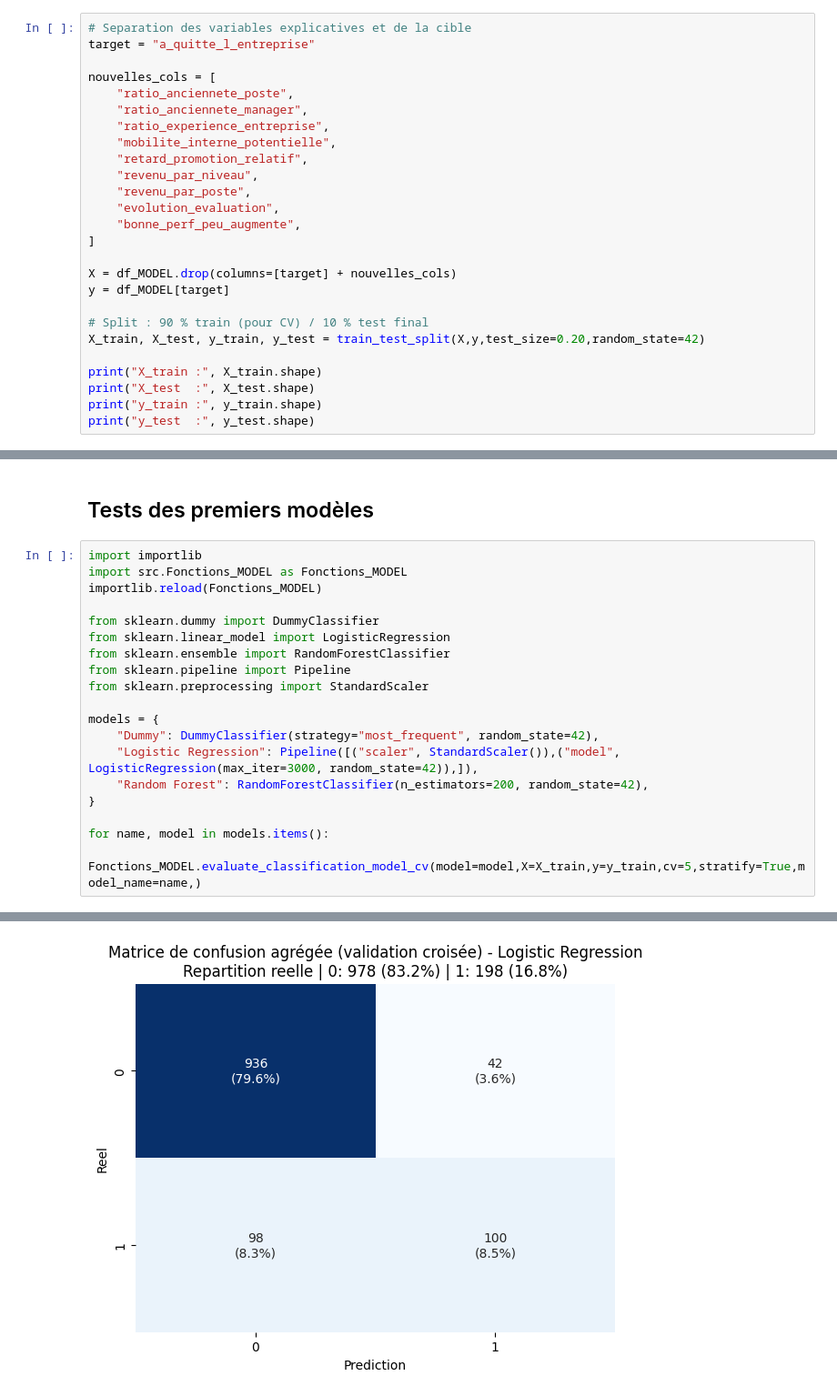
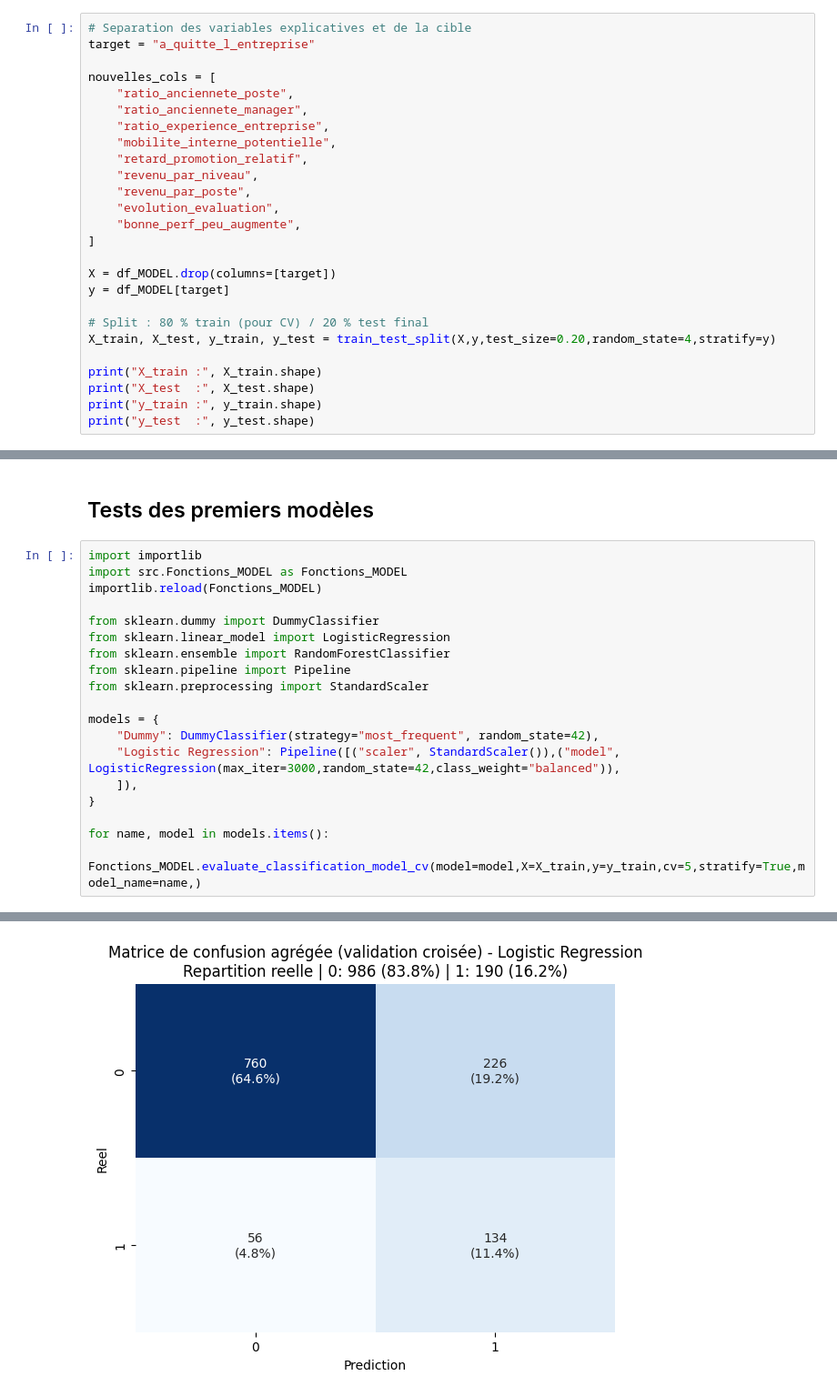
Before and after one commit to rayakevin/OCR_PROJET_4, a Jupyter notebook: notebooks/03_MODELISATION_BASELINE.ipynb, the cells around one changed output, grey strips where cells are left out. Shown at 91% size. Saved outputs shown, nothing was run; the diff lists cells and outputs as text.

Commit message:
MàJ finale de la baseline

```diff
--- a/notebooks/03_MODELISATION_BASELINE.ipynb
+++ b/notebooks/03_MODELISATION_BASELINE.ipynb
@@ -50,11 +50,11 @@ nouvelles_cols = [
     "bonne_perf_peu_augmente",
 ]
 
-X = df_MODEL.drop(columns=[target] + nouvelles_cols)
+X = df_MODEL.drop(columns=[target])
 y = df_MODEL[target]
 
-# Split : 90 % train (pour CV) / 10 % test final
-X_train, X_test, y_train, y_test = train_test_split(X,y,test_size=0.20,random_state=42)
+# Split : 80 % train (pour CV) / 20 % test final
+X_train, X_test, y_train, y_test = train_test_split(X,y,test_size=0.20,random_state=4,stratify=y)
 
 print("X_train :", X_train.shape)
 print("X_test  :", X_test.shape)
@@ -80,8 +80,8 @@ from sklearn.preprocessing import StandardScaler
 
 models = {
     "Dummy": DummyClassifier(strategy="most_frequent", random_state=42),
-    "Logistic Regression": Pipeline([("scaler", StandardScaler()),("model", LogisticRegression(max_iter=3000, random_state=42)),]),
-    "Random Forest": RandomForestClassifier(n_estimators=200, random_state=42),
+    "Logistic Regression": Pipeline([("scaler", StandardScaler()),("model", LogisticRegression(max_iter=3000,random_state=42,class_weight="balanced")),
+    ]),
 }
 
 for name, model in models.items():
@@ -110,4 +110,4 @@ Temps | Total CV: 0.2551s | Moyenne par fold: 0.0239s +/- 0.0035s
-[figure, old version]
+[figure, new version]
 Classification report (out-of-fold):
               precision    recall  f1-score   support
 
```
Also changed, not shown: parts of 3 cells of this notebook.
